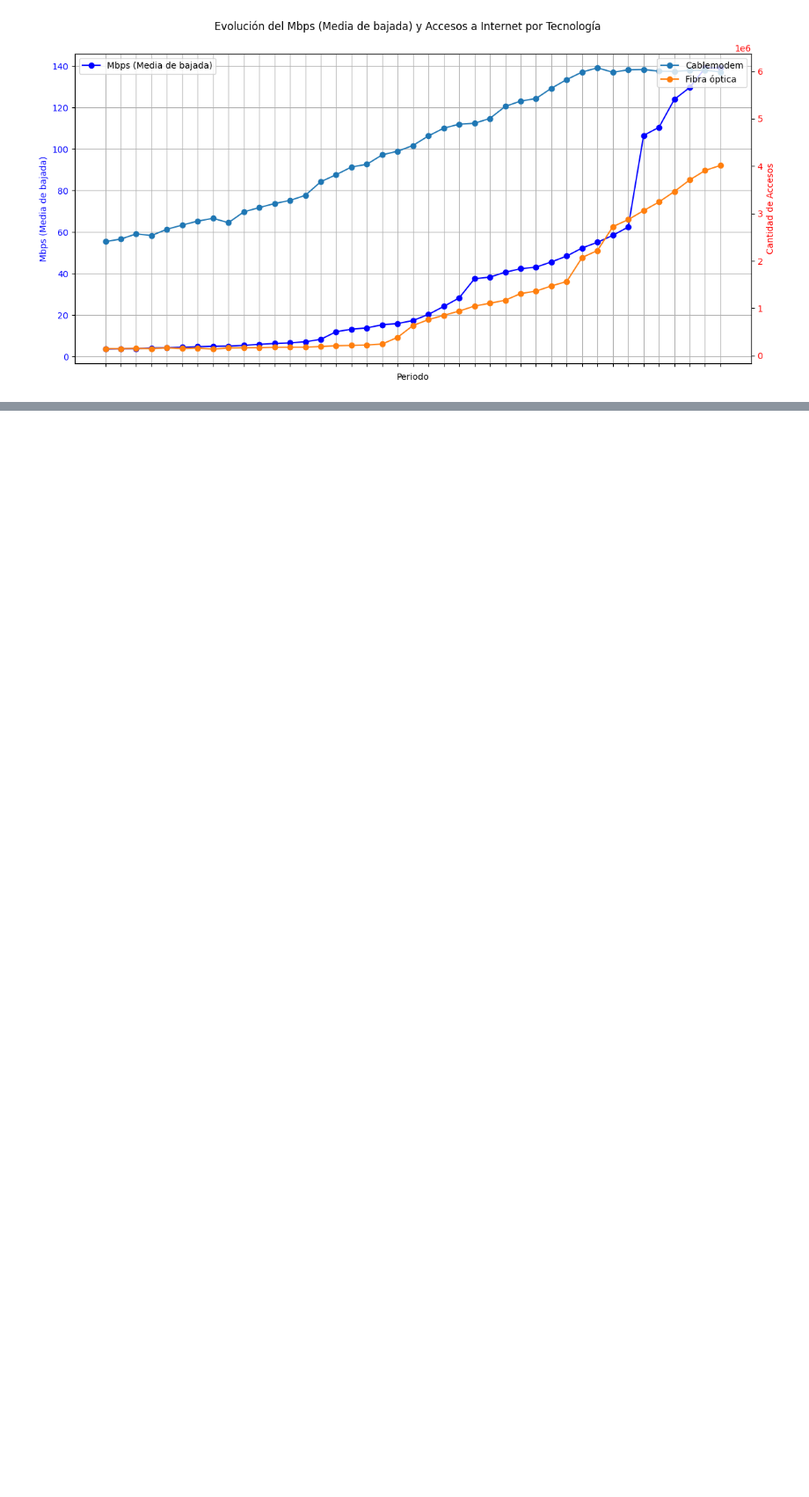
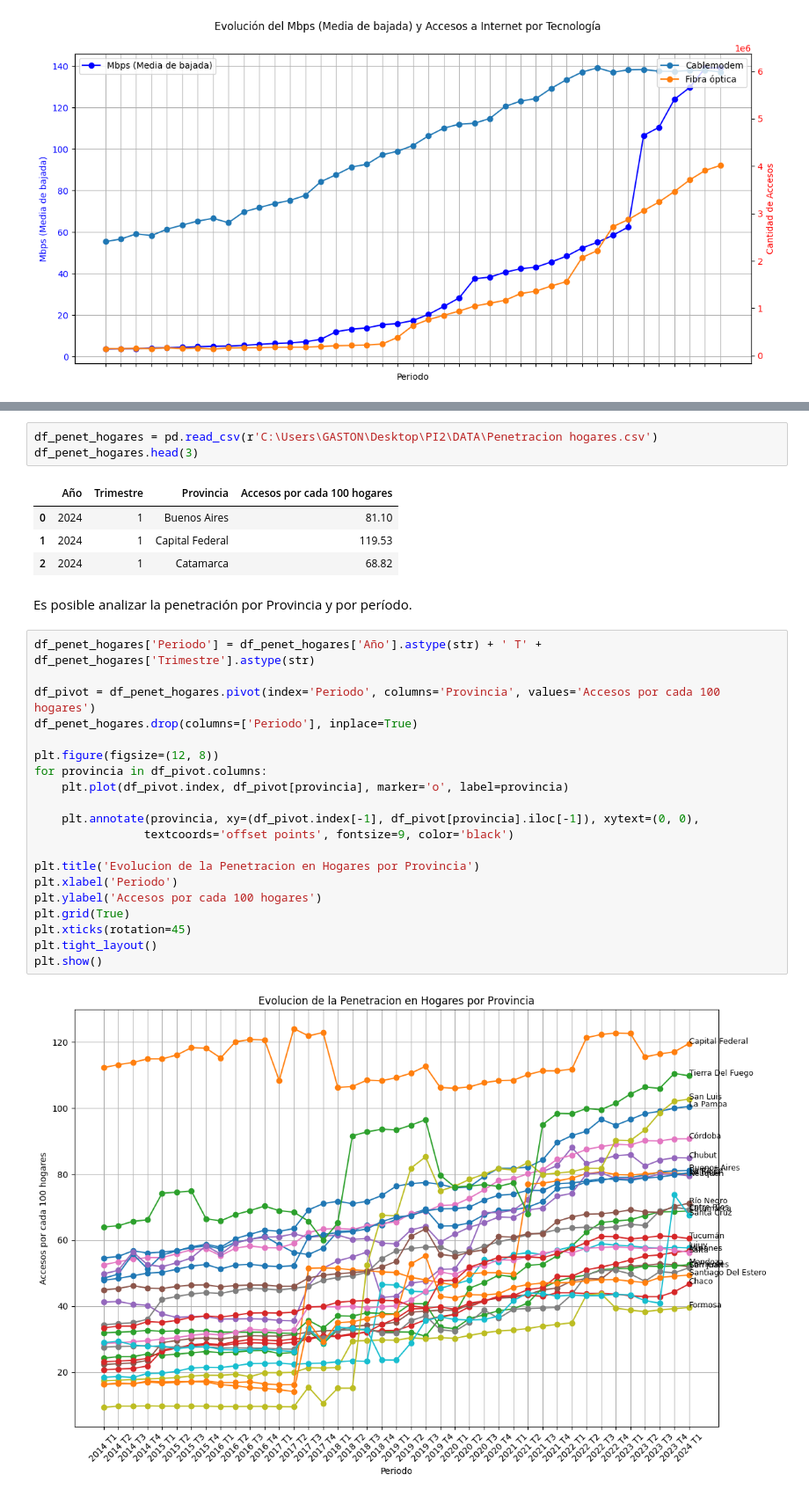
Before and after one commit to gastorellano/Proyecto_telecomunicaciones, a Jupyter notebook: Notebooks/EDA.ipynb, the cells around one changed output, grey strips where cells are left out. Shown at 88% size. Cells and saved outputs as stored; diff of their text form; blank space fills up the shorter version.

```diff
--- a/Notebooks/EDA.ipynb
+++ b/Notebooks/EDA.ipynb
@@ -210,0 +269,32 @@ Si bien el eje Y nos muestra escalas diferentes, el gráfico anterior nos permit
+# %%
+df_penet_hogares = pd.read_csv(r'C:\Users\GASTON\Desktop\PI2\DATA\Penetracion hogares.csv')
+df_penet_hogares.head(3)
+# %% [output]
+|  | Año | Trimestre | Provincia | Accesos por cada 100 hogares |
+| 0 | 2024 | 1 | Buenos Aires | 81.10 |
+| 1 | 2024 | 1 | Capital Federal | 119.53 |
+| 2 | 2024 | 1 | Catamarca | 68.82 |
+# %% [markdown]
+Es posible analizar la penetración por Provincia y por período.
+# %%
+df_penet_hogares['Periodo'] = df_penet_hogares['Año'].astype(str) + ' T' + df_penet_hogares['Trimestre'].astype(str)
+
+df_pivot = df_penet_hogares.pivot(index='Periodo', columns='Provincia', values='Accesos por cada 100 hogares')
+df_penet_hogares.drop(columns=['Periodo'], inplace=True)
+
+plt.figure(figsize=(12, 8))
+for provincia in df_pivot.columns:
+    plt.plot(df_pivot.index, df_pivot[provincia], marker='o', label=provincia)
+
+    plt.annotate(provincia, xy=(df_pivot.index[-1], df_pivot[provincia].iloc[-1]), xytext=(0, 0),
+                textcoords='offset points', fontsize=9, color='black')
+
+plt.title('Evolucion de la Penetracion en Hogares por Provincia')
+plt.xlabel('Periodo')
+plt.ylabel('Accesos por cada 100 hogares')
+plt.grid(True)
+plt.xticks(rotation=45)
+plt.tight_layout()
+plt.show()
+# %% [output]
+[figure, added]
```
Also changed, not shown: parts of 20 cells of this notebook, 5 other files.
